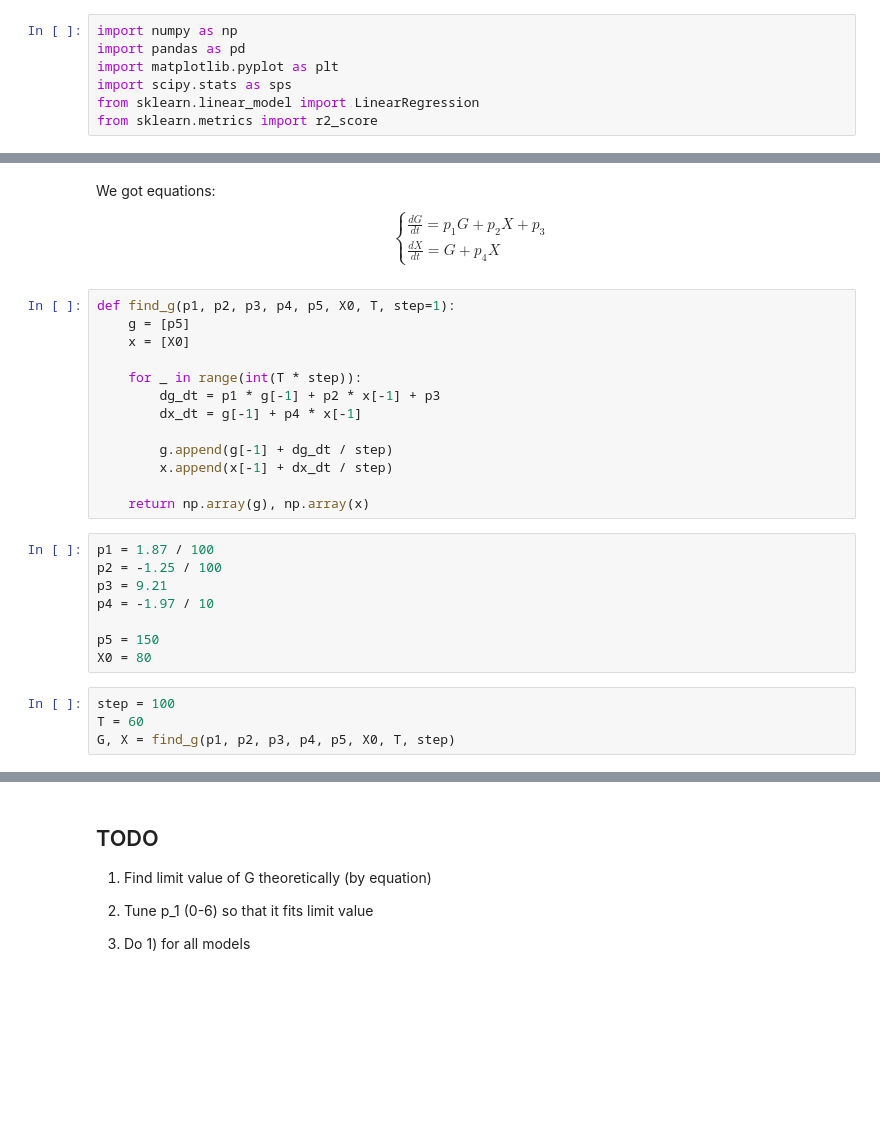
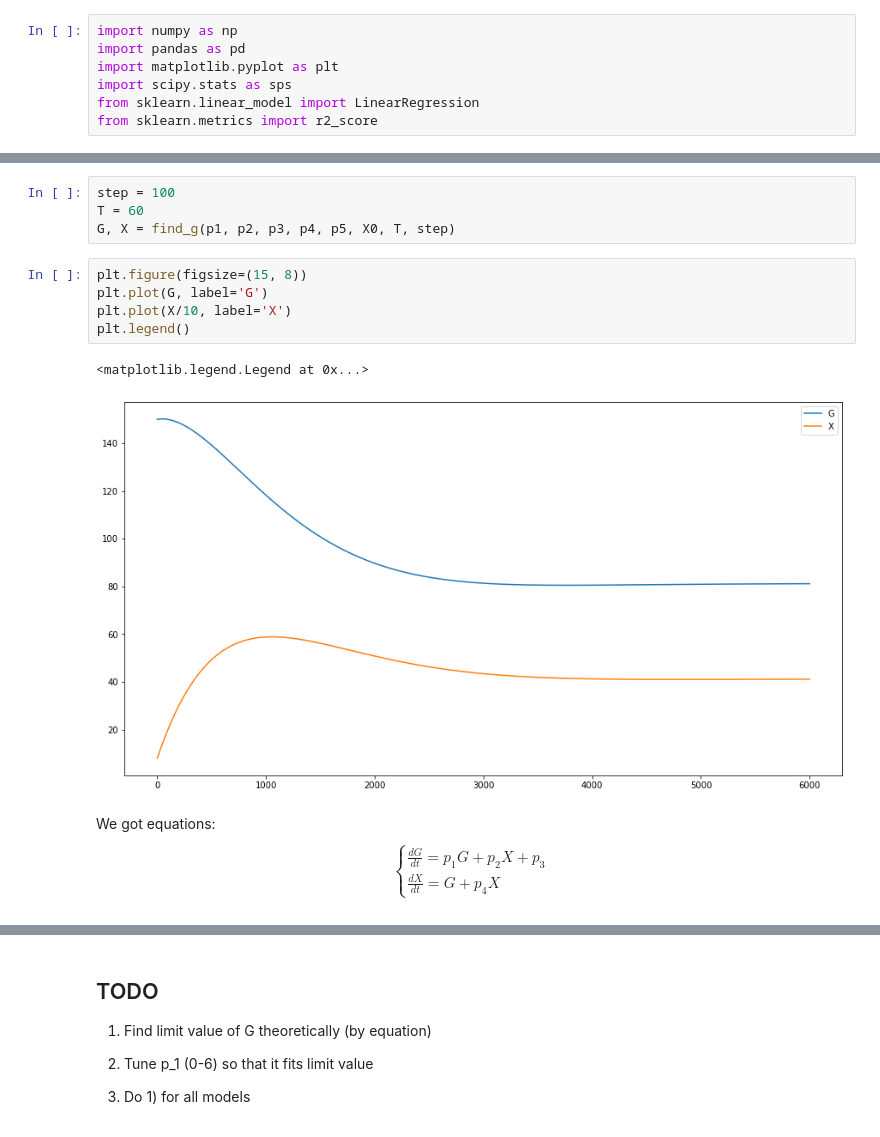
Before and after one commit to vanderwardan/insulin_sensitivity, a Jupyter notebook: Third_model_Vardan.ipynb, the cells around one changed output, grey strips where cells are left out. Drawn from its saved outputs; the diff is of its cells as text; blank space fills up the shorter version.

```diff
--- a/Third_model_Vardan.ipynb
+++ b/Third_model_Vardan.ipynb
@@ -8,3 +30,15 @@ from sklearn.metrics import r2_score
+# %%
+step = 100
+T = 60
+G, X = find_g(p1, p2, p3, p4, p5, X0, T, step)
+# %%
+plt.figure(figsize=(15, 8))
+plt.plot(G, label='G')
+plt.plot(X/10, label='X')
+plt.legend()
+# %% [output]
+<matplotlib.legend.Legend at 0x...>
+[figure, added]
 # %% [markdown]
 We got equations:
 $$
@@ -13,28 +47,3 @@ $$
 \frac{dX}{dt} = G + p_4 X
 \end{cases}
 $$
-# %%
-def find_g(p1, p2, p3, p4, p5, X0, T, step=1):
-    g = [p5]
-    x = [X0]
-
-    for _ in range(int(T * step)):
-        dg_dt = p1 * g[-1] + p2 * x[-1] + p3
-        dx_dt = g[-1] + p4 * x[-1]
-
-        g.append(g[-1] + dg_dt / step)
-        x.append(x[-1] + dx_dt / step)
-
-    return np.array(g), np.array(x)
-# %%
-p1 = 1.87 / 100
-p2 = -1.25 / 100
-p3 = 9.21
-p4 = -1.97 / 10
-
-p5 = 150
-X0 = 80
-# %%
-step = 100
-T = 60
-G, X = find_g(p1, p2, p3, p4, p5, X0, T, step)
```
Also changed, not shown: parts of 8 cells of this notebook.
